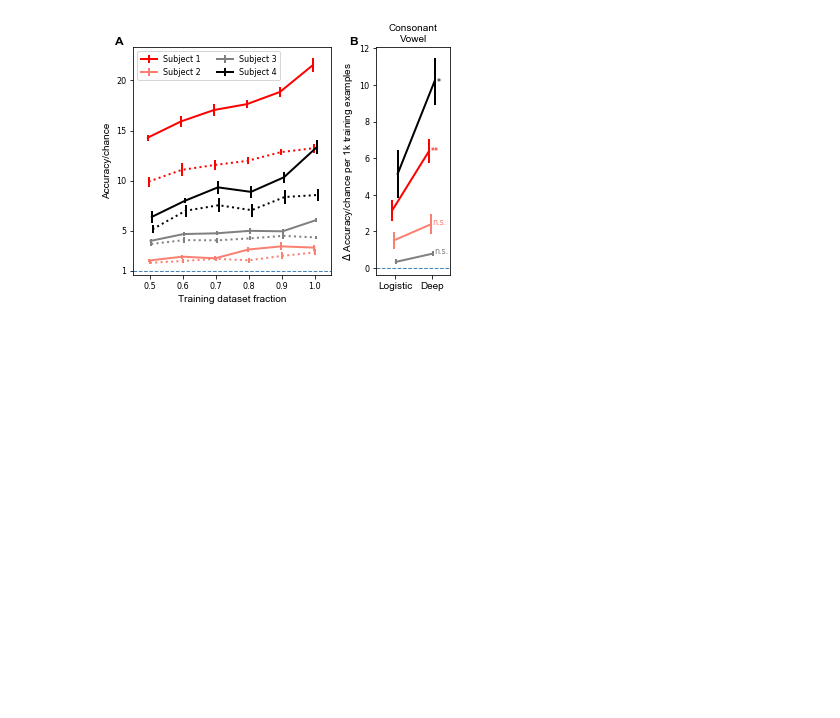
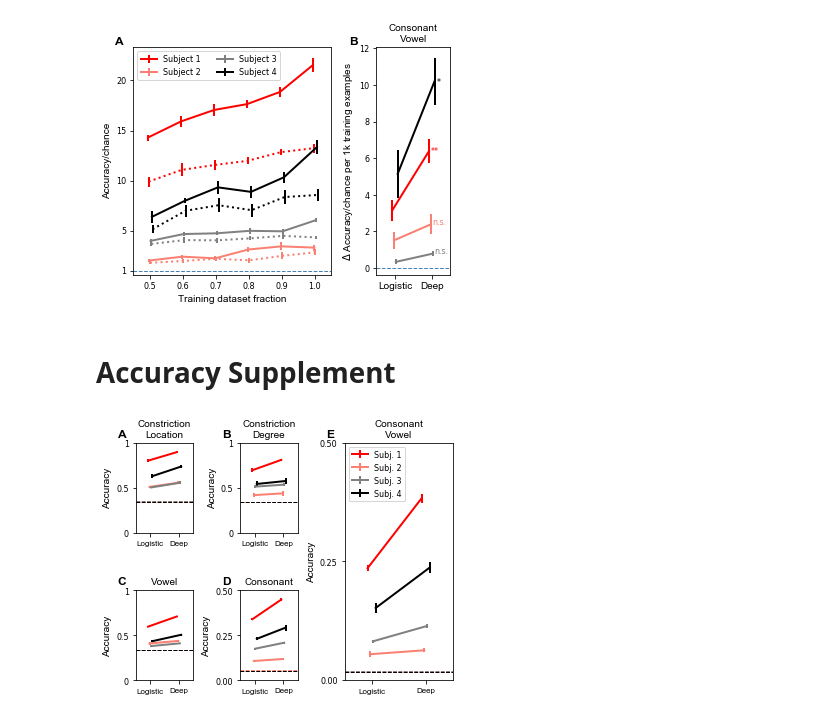
Before and after one commit to BouchardLab/cv_paper_plots, a Jupyter notebook: accuracy_slope/accuracy_slope.ipynb, the cells around one changed output. Saved outputs shown, nothing was run; the diff lists cells and outputs as text; code cells hidden in the pictures; blank space fills up the shorter version.

Commit message:
unnormalized accuracy

```diff
--- a/accuracy_slope/accuracy_slope.ipynb
+++ b/accuracy_slope/accuracy_slope.ipynb
@@ -414,3 +414,63 @@ No. Observations:                  80   AIC:                             372.9
 0.0137118532013
 Deep networks scale better with dataset size than logistic regression with an improvement of 4.9x $\pm$ 3.7  and 2.5x $\pm$ 1.8 over chance per 1000 training samples respectively. This improvement is  ...
 [figure]
+# %% [markdown]
+# Accuracy Supplement
+# %%
+reload(accuracy)
+reload(slope)
+plt.close()
+f = plt.figure(figsize=(5, 4))
+
+le = .1
+re = .02
+te = .1
+be = .075
+h_gap = .13
+v_gap = .2
+
+cv_w = .3
+big_h = (1. - te - be)
+little_h = (1. - te - be - v_gap) / 2.
+w = (1. - le - cv_w - h_gap - h_gap - re) / 2.
+
+p_m_y = be + little_h + v_gap
+ax_p = f.add_axes([le, p_m_y, w, little_h])
+ax_m = f.add_axes([le + w + h_gap, p_m_y, w, little_h])
+
+ax_v = f.add_axes([le, be, w, little_h])
+ax_c = f.add_axes([le + w + h_gap, be, w, little_h])
+
+ax_cv = f.add_axes([1. - re - cv_w, be, cv_w, big_h])
+
+key = fracs[-1]
+
+accuracy.plot_cv_accuracy(subjects, deep_all[key], linear_all[key], chance[0, :, -1], ax_cv, legend=True,
+                          normalize_chance=False, ymax=.5)
+
+accuracy.plot_cv_accuracy(subjects, other_deep_accuracy['c'], other_linear_accuracy['c'],
+                          chance[1, :, -1], ax_c, 'Consonant', False, ymax=.5, normalize_chance=False)
+accuracy.plot_cv_accuracy(subjects, other_deep_accuracy['v'], other_linear_accuracy['v'],
+                          chance[2, :, -1], ax_v, 'Vowel', False, ymax=1, normalize_chance=False)
+
+accuracy.plot_cv_accuracy(subjects, other_deep_accuracy['p'], other_linear_accuracy['p'],
+                          chance[3, :, -1], ax_p, 'Constriction\nLocation', False, ymax=1, normalize_chance=False)
+accuracy.plot_cv_accuracy(subjects, other_deep_accuracy['m'], other_linear_accuracy['m'],
+                          chance[4, :, -1], ax_m, 'Constriction\nDegree', False, ymax=1, normalize_chance=False)
+
+x0 = le - .05
+y0 = p_m_y + little_h + .02
+x1 = le + w + h_gap - .05
+y1 = be + little_h + .02
+x2 = 1. - re - cv_w - .05
+
+f.text(x0, y0, 'A', **letter_fontstyle)
+f.text(x1, y0, 'B', **letter_fontstyle)
+f.text(x0, y1, 'C', **letter_fontstyle)
+f.text(x1, y1, 'D', **letter_fontstyle)
+f.text(x2, y0, 'E', **letter_fontstyle)
+
+plt.savefig(os.path.join(os.environ['HOME'], 'Downloads/accuracy2.eps'), dpi=300)
+plt.savefig(os.path.join(os.environ['HOME'], 'Downloads/accuracy2.png'), dpi=300)
+# %% [output]
+[figure, added]
```
Also changed, not shown: parts of 3 cells of this notebook, 4 other files.
